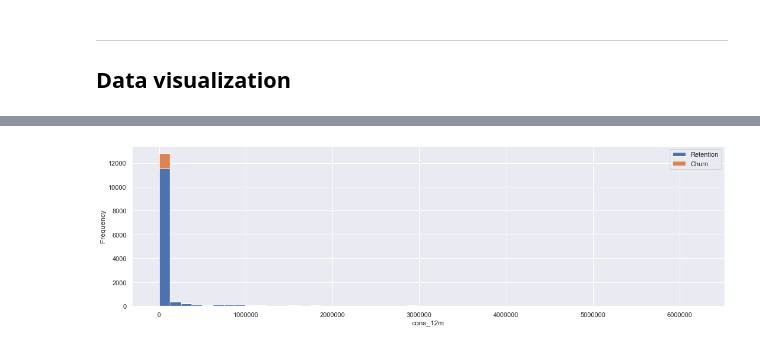
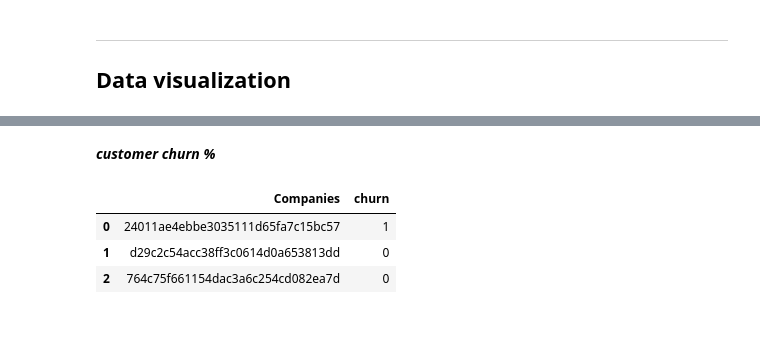
Before and after one commit to yash013/sme_customer_churn_problem, a Jupyter notebook: eda.ipynb, the cells around one changed output, grey strips where cells are left out. Cells and saved outputs as stored; diff of their text form; code cells hidden in the pictures.

```diff
--- a/eda.ipynb
+++ b/eda.ipynb
@@ -173,8 +106,2 @@ plot_stacked_bars(churn_percentage.transpose(), "Churning status", (5, 5), legen
-# %%
-consumption = client_df[['id', 'cons_12m', 'cons_gas_12m', 'cons_last_month', 'imp_cons', 'has_gas', 'churn']]
-
-fig, axs = plt.subplots(nrows=1, figsize=(18, 5))
-
-plot_distribution(consumption, 'cons_12m', axs)
-# %% [output]
-[figure, removed]
+# %% [markdown]
+***customer churn %***
@@ -180,0 +125,9 @@ plot_distribution(consumption, 'cons_12m', axs)
+# %%
+churn = client_df[['id', 'churn']]
+churn.columns = ['Companies', 'churn']
+churn.head(3)
+# %% [output]
+|  | Companies | churn |
+| 0 | 24011ae4ebbe3035111d65fa7c15bc57 | 1 |
+| 1 | d29c2c54acc38ff3c0614d0a653813dd | 0 |
+| 2 | 764c75f661154dac3a6c254cd082ea7d | 0 |
```
Also changed, not shown: parts of 11 cells of this notebook.
